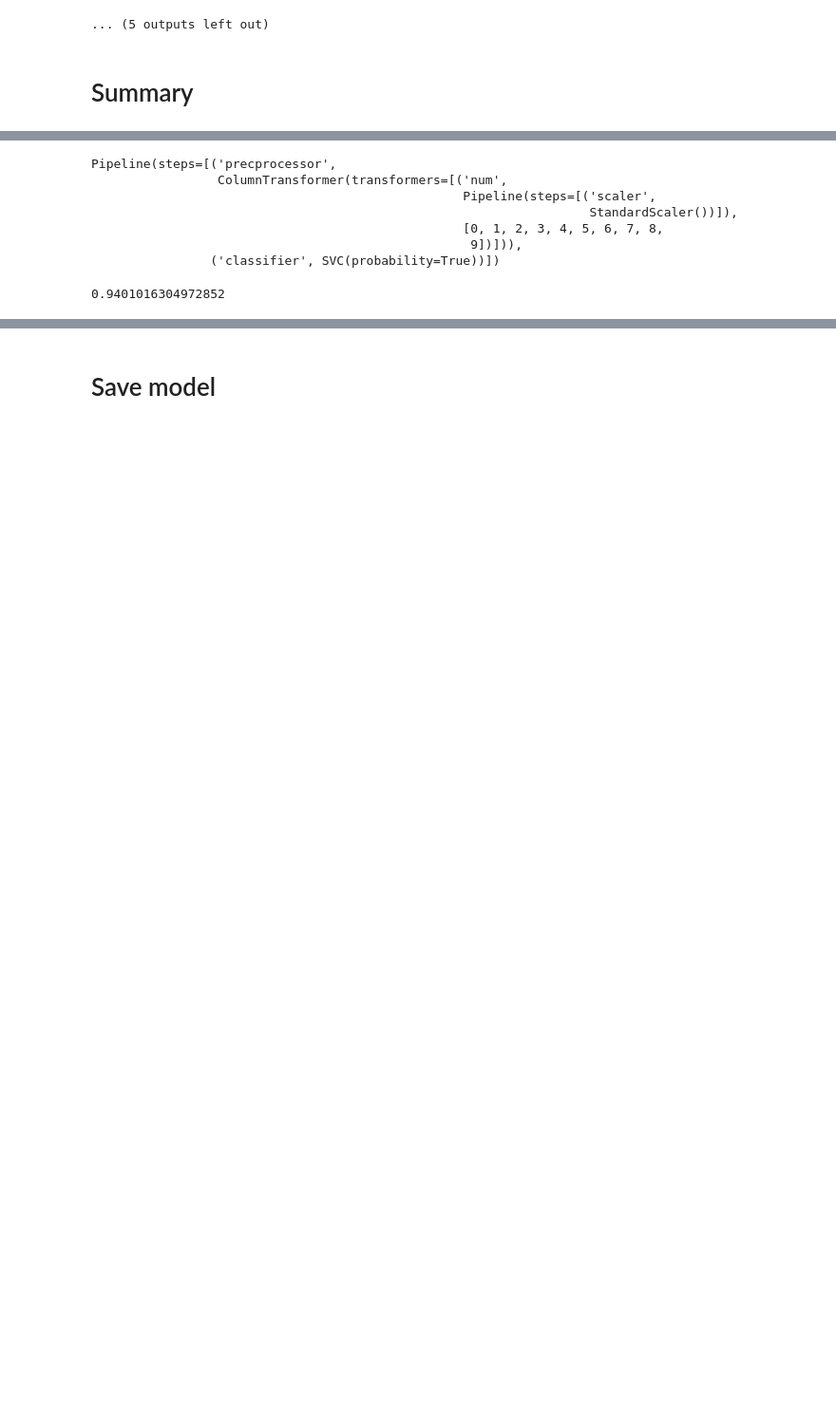
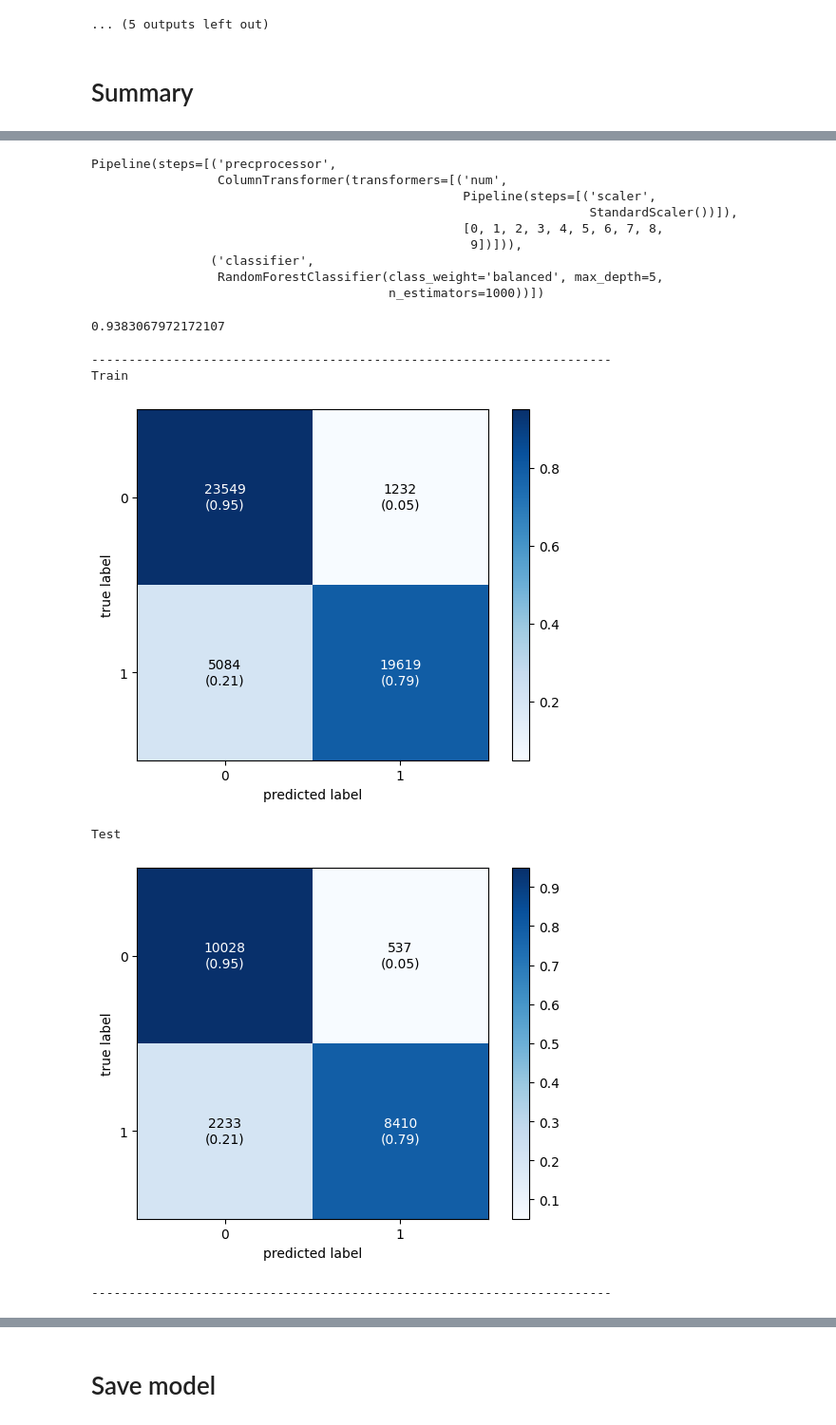
Before and after one commit to LaiVietAnh/Diabetes-Health-Indicators, a Jupyter notebook: diabetes.ipynb, the cells around one changed output, grey strips where cells are left out. Shown at 95% size. Drawn from its saved outputs; the diff is of its cells as text; code cells hidden in the pictures; blank space fills up the shorter version.

```diff
--- a/diabetes.ipynb
+++ b/diabetes.ipynb
@@ -569,12 +535,12 @@ high_score_features_mic
 # %%
-classifier = SVC(probability=True)
+classifier = RandomForestClassifier(max_depth=5,n_estimators=1000, class_weight='balanced')
 numeric_transformer = Pipeline(steps=[
     ('scaler', StandardScaler())
 ])
 
 preprocessor = ColumnTransformer(
     transformers=[
-        ('num', numeric_transformer, list(range(len(high_score_features_mic)))),
+        ('num', numeric_transformer, list(range(len(high_score_features_pearson)))),
     ])
 
 
@@ -595,10 +561,43 @@ Pipeline(steps=[('precprocessor',
                                                                    StandardScaler())]),
                                                   [0, 1, 2, 3, 4, 5, 6, 7, 8,
                                                    9])])),
-                ('classifier', SVC(probability=True))])
+                ('classifier',
+                 RandomForestClassifier(class_weight='balanced', max_depth=5,
+                                        n_estimators=1000))])
 # %%
 y_pred = model.predict_proba(X_test)[:,1]
 score = metrics.roc_auc_score(y_test,y_pred)
 score
 # %% [output]
-0.9401016304972852
+0.9383067972172107
+# %%
+y_pred = [0 if (y<0.5)else 1 for y in y_pred]
+
+print("----------------------------------------------------------------------")
+
+print("Train")
+
+y_pred_trean = model.predict_proba(X_train)[:,1]
+y_pred_trean = [0 if (y<0.5)else 1 for y in y_pred_trean]
+
+cm1 = confusion_matrix(y_train, y_pred_trean)
+plot_confusion_matrix(conf_mat=cm1,show_absolute=True,
+                        show_normed=True,
+                        colorbar=True)
+plt.show()
+
+print("Test")
+cm1 = confusion_matrix(y_test, y_pred)
+plot_confusion_matrix(conf_mat=cm1,show_absolute=True,
+                        show_normed=True,
+                        colorbar=True)
+plt.show()
+
+print("----------------------------------------------------------------------")
+# %% [output]
+----------------------------------------------------------------------
+Train
+[figure, added]
+Test
+[figure, added]
+----------------------------------------------------------------------
```
Also changed, not shown: parts of 12 cells of this notebook, 1 other file.
